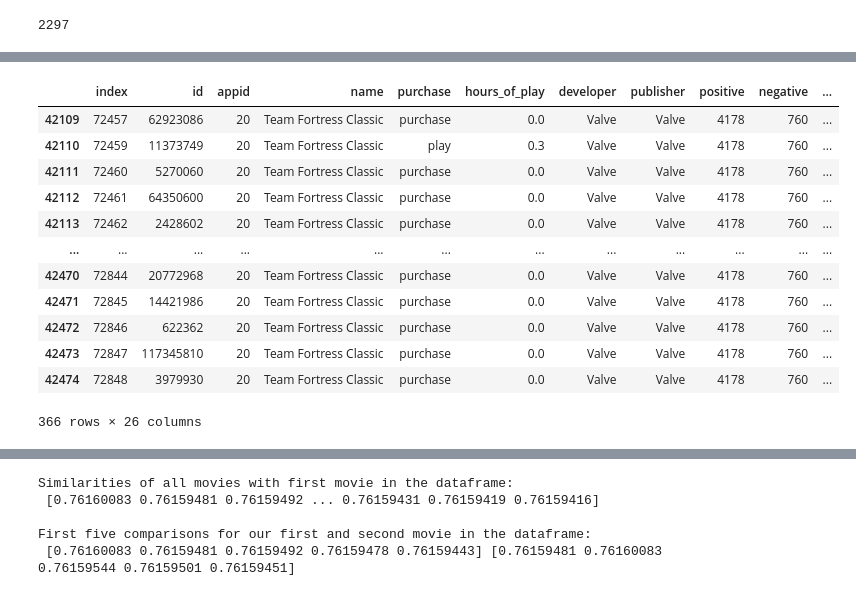
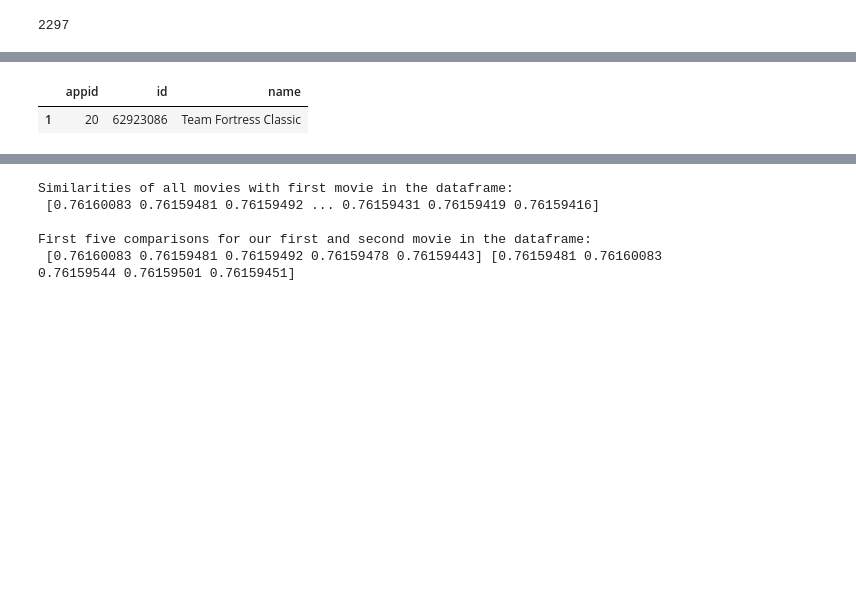
Before and after one commit to IsabelJoseph101/steam_recommendation_system, a Jupyter notebook: notebooks/content_based.ipynb, the cells around one changed output, grey strips where cells are left out. Drawn from its saved outputs; the diff is of its cells as text; code cells hidden in the pictures; blank space fills up the shorter version.

```diff
--- a/notebooks/content_based.ipynb
+++ b/notebooks/content_based.ipynb
@@ -511,19 +519,8 @@ len(indices)
 # %%
-steam_2[steam_2['appid'] == 20]
+data[data['appid'] == 20]
 # %% [output]
-|  | index | id | appid | name | purchase | hours_of_play | developer | publisher | positive | negative | ... |
-| 42109 | 72457 | 62923086 | 20 | Team Fortress Classic | purchase | 0.0 | Valve | Valve | 4178 | 760 | ... |
-| 42110 | 72459 | 11373749 | 20 | Team Fortress Classic | play | 0.3 | Valve | Valve | 4178 | 760 | ... |
-| 42111 | 72460 | 5270060 | 20 | Team Fortress Classic | purchase | 0.0 | Valve | Valve | 4178 | 760 | ... |
-| 42112 | 72461 | 64350600 | 20 | Team Fortress Classic | purchase | 0.0 | Valve | Valve | 4178 | 760 | ... |
-| 42113 | 72462 | 2428602 | 20 | Team Fortress Classic | purchase | 0.0 | Valve | Valve | 4178 | 760 | ... |
-| ... | ... | ... | ... | ... | ... | ... | ... | ... | ... | ... | ... |
-| 42470 | 72844 | 20772968 | 20 | Team Fortress Classic | purchase | 0.0 | Valve | Valve | 4178 | 760 | ... |
-| 42471 | 72845 | 14421986 | 20 | Team Fortress Classic | purchase | 0.0 | Valve | Valve | 4178 | 760 | ... |
-| 42472 | 72846 | 622362 | 20 | Team Fortress Classic | purchase | 0.0 | Valve | Valve | 4178 | 760 | ... |
-| 42473 | 72847 | 117345810 | 20 | Team Fortress Classic | purchase | 0.0 | Valve | Valve | 4178 | 760 | ... |
-| 42474 | 72848 | 3979930 | 20 | Team Fortress Classic | purchase | 0.0 | Valve | Valve | 4178 | 760 | ... |
+|  | appid | id | name |
+| 1 | 20 | 62923086 | Team Fortress Classic |
-366 rows × 26 columns
 # %%
 get_most_similar_games(20)
 # %% [output]
```
Also changed, not shown: parts of 10 cells of this notebook.
